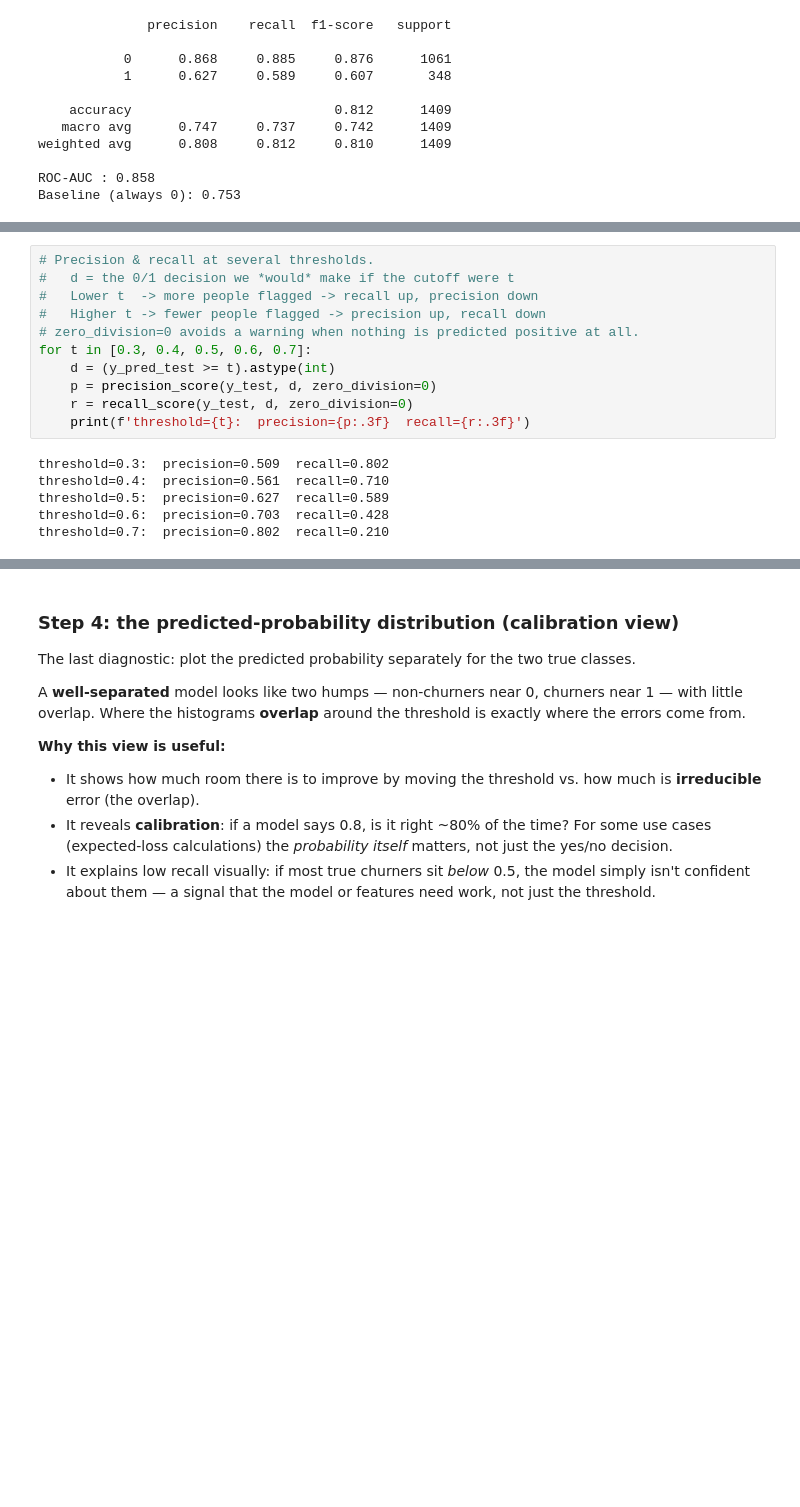
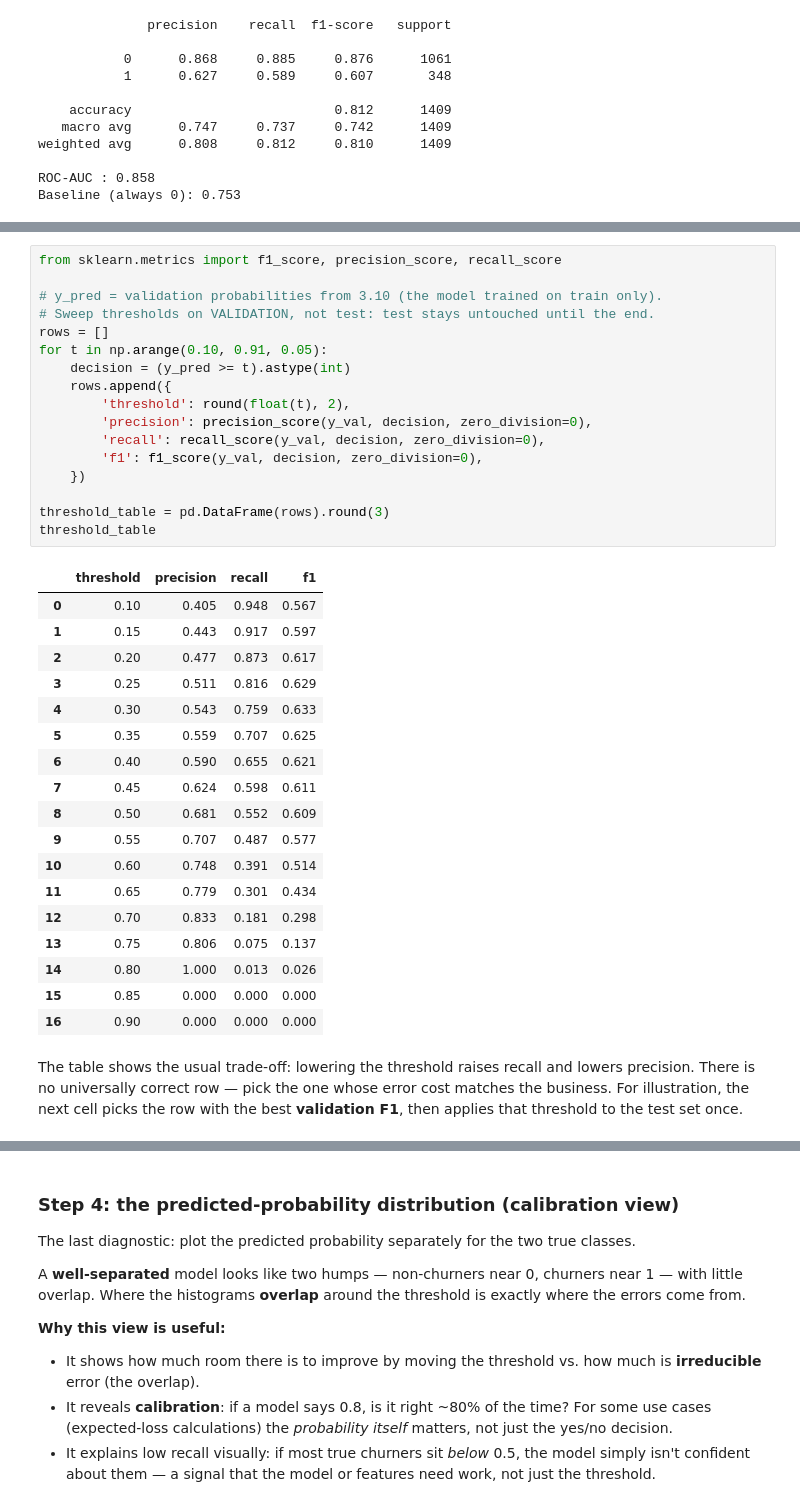
Before and after one commit to cancinoray/mlzoomcamp-2026, a Jupyter notebook: notebooks/03-churn-telco-customer-prediction-sklearn.ipynb, the cells around one changed output, grey strips where cells are left out. Saved outputs shown, nothing was run; the diff lists cells and outputs as text; blank space fills up the shorter version.

```diff
--- a/notebooks/03-churn-telco-customer-prediction-sklearn.ipynb
+++ b/notebooks/03-churn-telco-customer-prediction-sklearn.ipynb
@@ -973,17 +1085,41 @@ of churners").
 # %%
-# Precision & recall at several thresholds.
-#   d = the 0/1 decision we *would* make if the cutoff were t
-#   Lower t  -> more people flagged -> recall up, precision down
-#   Higher t -> fewer people flagged -> precision up, recall down
-# zero_division=0 avoids a warning when nothing is predicted positive at all.
-for t in [0.3, 0.4, 0.5, 0.6, 0.7]:
-    d = (y_pred_test >= t).astype(int)
-    p = precision_score(y_test, d, zero_division=0)
-    r = recall_score(y_test, d, zero_division=0)
-    print(f'threshold={t}:  precision={p:.3f}  recall={r:.3f}')
+from sklearn.metrics import f1_score, precision_score, recall_score
+
+# y_pred = validation probabilities from 3.10 (the model trained on train only).
+# Sweep thresholds on VALIDATION, not test: test stays untouched until the end.
+rows = []
+for t in np.arange(0.10, 0.91, 0.05):
+    decision = (y_pred >= t).astype(int)
+    rows.append({
+        'threshold': round(float(t), 2),
+        'precision': precision_score(y_val, decision, zero_division=0),
+        'recall': recall_score(y_val, decision, zero_division=0),
+        'f1': f1_score(y_val, decision, zero_division=0),
+    })
+
+threshold_table = pd.DataFrame(rows).round(3)
+threshold_table
 # %% [output]
-threshold=0.3:  precision=0.509  recall=0.802
-threshold=0.4:  precision=0.561  recall=0.710
-threshold=0.5:  precision=0.627  recall=0.589
-threshold=0.6:  precision=0.703  recall=0.428
-threshold=0.7:  precision=0.802  recall=0.210
+|  | threshold | precision | recall | f1 |
+| 0 | 0.10 | 0.405 | 0.948 | 0.567 |
+| 1 | 0.15 | 0.443 | 0.917 | 0.597 |
+| 2 | 0.20 | 0.477 | 0.873 | 0.617 |
+| 3 | 0.25 | 0.511 | 0.816 | 0.629 |
+| 4 | 0.30 | 0.543 | 0.759 | 0.633 |
+| 5 | 0.35 | 0.559 | 0.707 | 0.625 |
+| 6 | 0.40 | 0.590 | 0.655 | 0.621 |
+| 7 | 0.45 | 0.624 | 0.598 | 0.611 |
+| 8 | 0.50 | 0.681 | 0.552 | 0.609 |
+| 9 | 0.55 | 0.707 | 0.487 | 0.577 |
+| 10 | 0.60 | 0.748 | 0.391 | 0.514 |
+| 11 | 0.65 | 0.779 | 0.301 | 0.434 |
+| 12 | 0.70 | 0.833 | 0.181 | 0.298 |
+| 13 | 0.75 | 0.806 | 0.075 | 0.137 |
+| 14 | 0.80 | 1.000 | 0.013 | 0.026 |
+| 15 | 0.85 | 0.000 | 0.000 | 0.000 |
+| 16 | 0.90 | 0.000 | 0.000 | 0.000 |
+# %% [markdown]
+The table shows the usual trade-off: lowering the threshold raises recall and
+lowers precision. There is no universally correct row — pick the one whose error
+cost matches the business. For illustration, the next cell picks the row with the
+best **validation F1**, then applies that threshold to the test set once.
```
Also changed, not shown: parts of 28 cells of this notebook, 4 other files.
